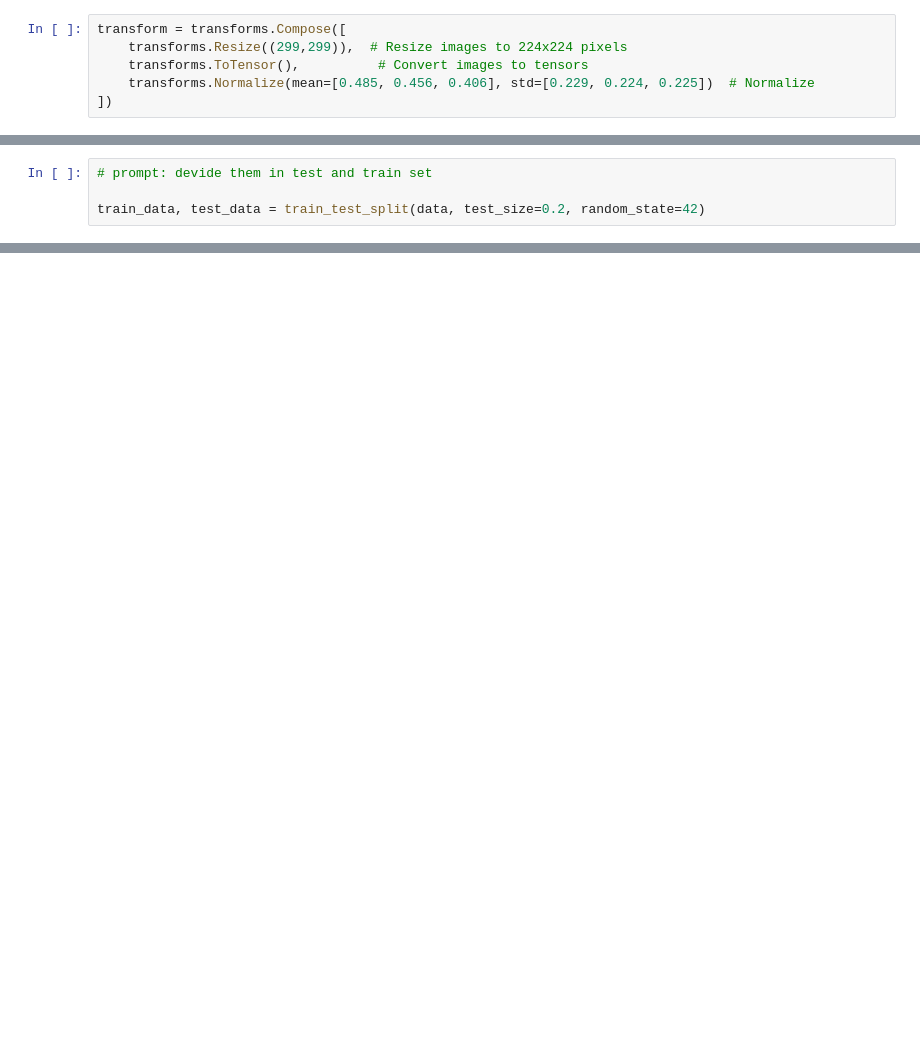
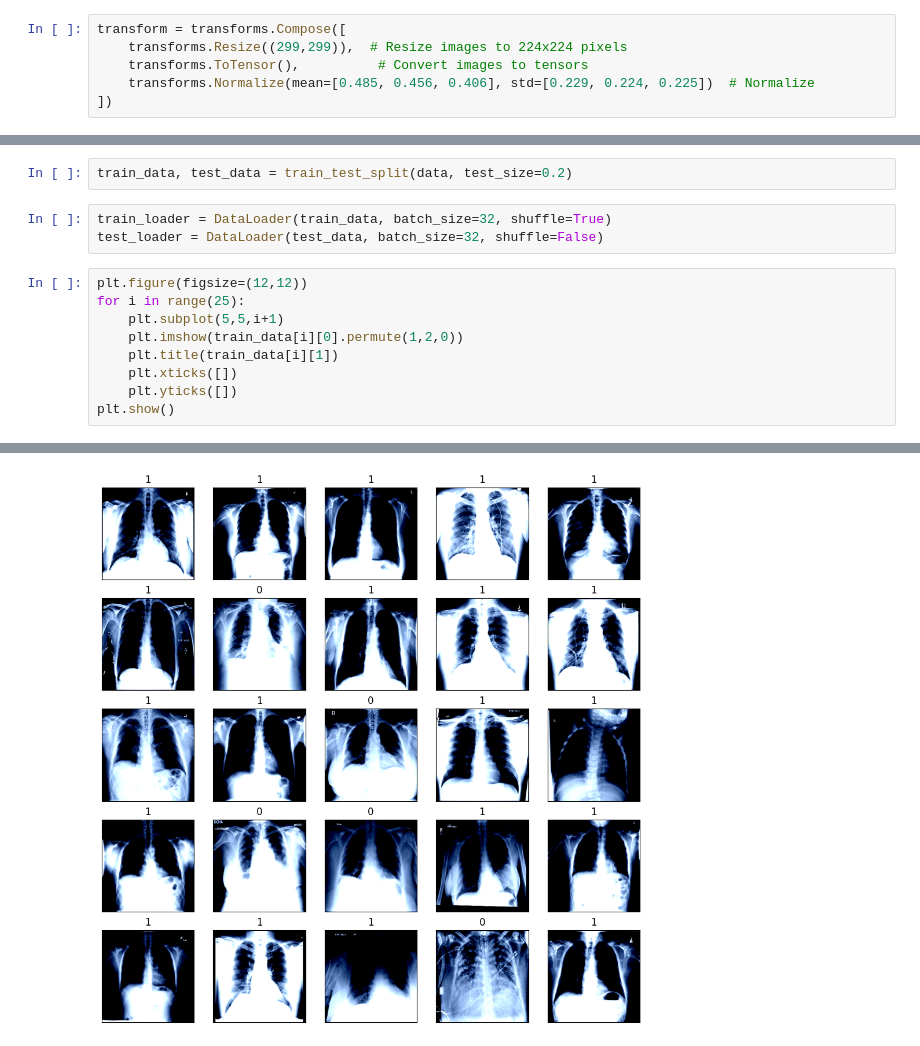
Before and after one commit to Sayemahamed/AI-Lab-Project, a Jupyter notebook: trainer.ipynb, the cells around one changed output, grey strips where cells are left out. Cells and saved outputs as stored; diff of their text form; blank space fills up the shorter version.

Commit message:
visualizing the data

```diff
--- a/trainer.ipynb
+++ b/trainer.ipynb
@@ -45,4 +23,15 @@ data=datasets.ImageFolder(root="./COVID-19_Radiography_Dataset/",transform=trans
 # %%
-# prompt: devide them in test and train set
-
-train_data, test_data = train_test_split(data, test_size=0.2, random_state=42)
+train_data, test_data = train_test_split(data, test_size=0.2)
+# %%
+train_loader = DataLoader(train_data, batch_size=32, shuffle=True)
+test_loader = DataLoader(test_data, batch_size=32, shuffle=False)
+# %%
+plt.figure(figsize=(12,12))
+for i in range(25):
+    plt.subplot(5,5,i+1)
+    plt.imshow(train_data[i][0].permute(1,2,0))
+    plt.title(train_data[i][1])
+    plt.xticks([])
+    plt.yticks([])
+plt.show()
+# %% [output]
@@ -48,0 +55 @@ train_data, test_data = train_test_split(data, test_size=0.2, random_state=42)
+[figure, added]
```
Also changed, not shown: parts of 5 cells of this notebook.
